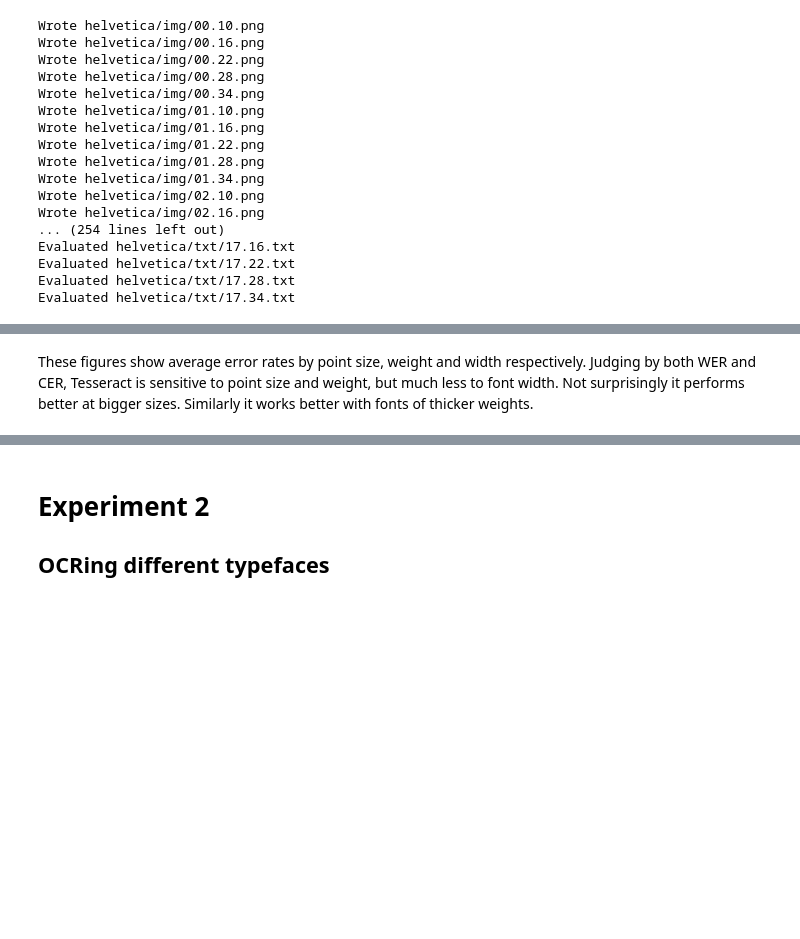
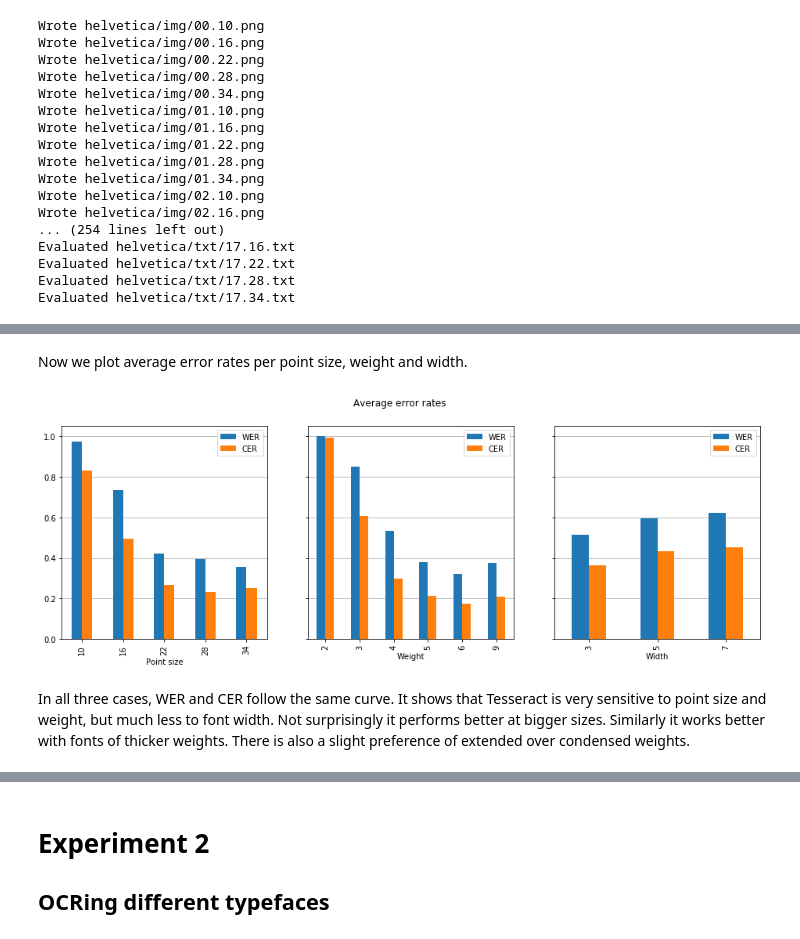
Before and after one commit to byewokko/tesseract-font-test, a Jupyter notebook: tesseract-fonts.ipynb, the cells around one changed output, grey strips where cells are left out. Saved outputs shown, nothing was run; the diff lists cells and outputs as text; code cells hidden in the pictures; blank space fills up the shorter version.

```diff
--- a/tesseract-fonts.ipynb
+++ b/tesseract-fonts.ipynb
@@ -140,19 +146,24 @@ fontdata = pd.read_csv(os.path.join(outdir, "fontdata.csv"))
 results = pd.read_csv(os.path.join(outdir, "results.csv"))
 results["Weight"] = pd.to_numeric(results["Font"].str[22])
 results["Width"] = pd.to_numeric(results["Font"].str[23])
-results = results.set_index(["Weight", "Width", "Point size"])[["WER","CER"]]
+results = results.set_index(["Weight", "Width", "Point size"])[["WER","CER","Font"]]
+# %% [markdown]
+Now we plot average error rates per point size, weight and width.
 # %%
 fig, axes = plt.subplots(nrows=1, ncols=3, figsize=(16,5), sharey=True)
+fig.suptitle("Average error rates")
 results.groupby("Point size").mean().plot.bar(y=["WER","CER"], ax=axes[0])
 results.groupby("Weight").mean().plot.bar(y=["WER","CER"], ax=axes[1])
 results.groupby("Width").mean().plot.bar(y=["WER","CER"], ax=axes[2])
 
 for x in axes:
     x.grid(True, axis="y")
     x.set_axisbelow(True)
 
 plt.show()
+# %% [output]
+[figure, added]
 # %% [markdown]
-These figures show average error rates by point size, weight and width respectively. Judging by both WER and CER, Tesseract is sensitive to point size and weight, but much less to font width. Not surprisingly it performs better at bigger sizes. Similarly it works better with fonts of thicker weights.
+In all three cases, WER and CER follow the same curve. It shows that Tesseract is very sensitive to point size and weight, but much less to font width. Not surprisingly it performs better at bigger sizes. Similarly it works better with fonts of thicker weights. There is also a slight preference of extended over condensed weights.
 # %%
 fig, axes = plt.subplots(nrows=1, ncols=3, figsize=(16,5), sharey=True)
```
Also changed, not shown: parts of 23 cells of this notebook, 1 other file.
